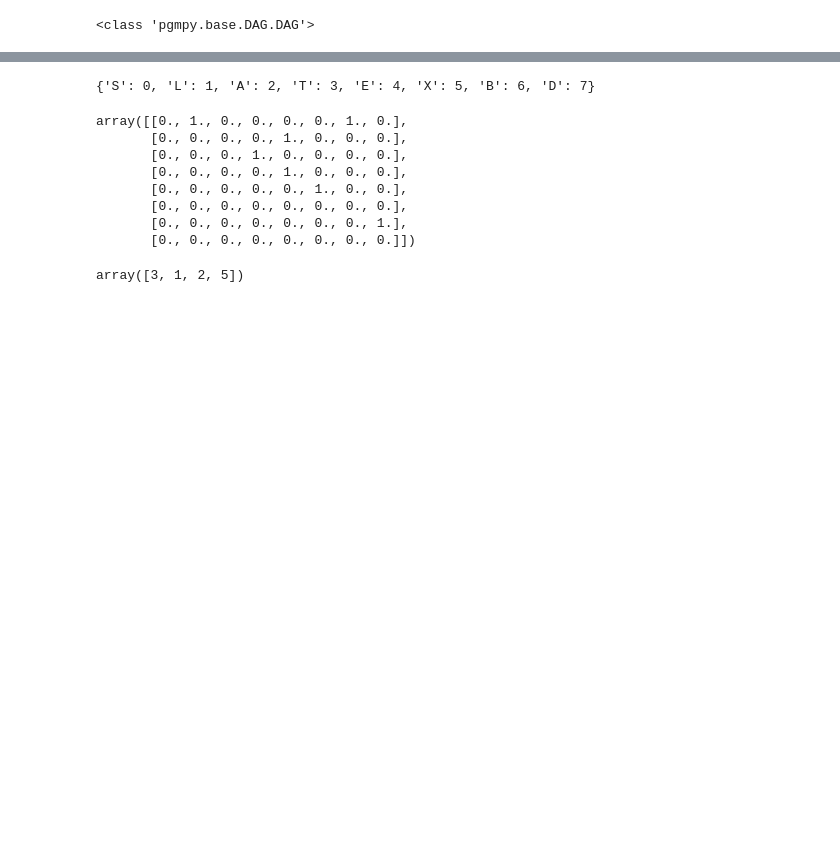
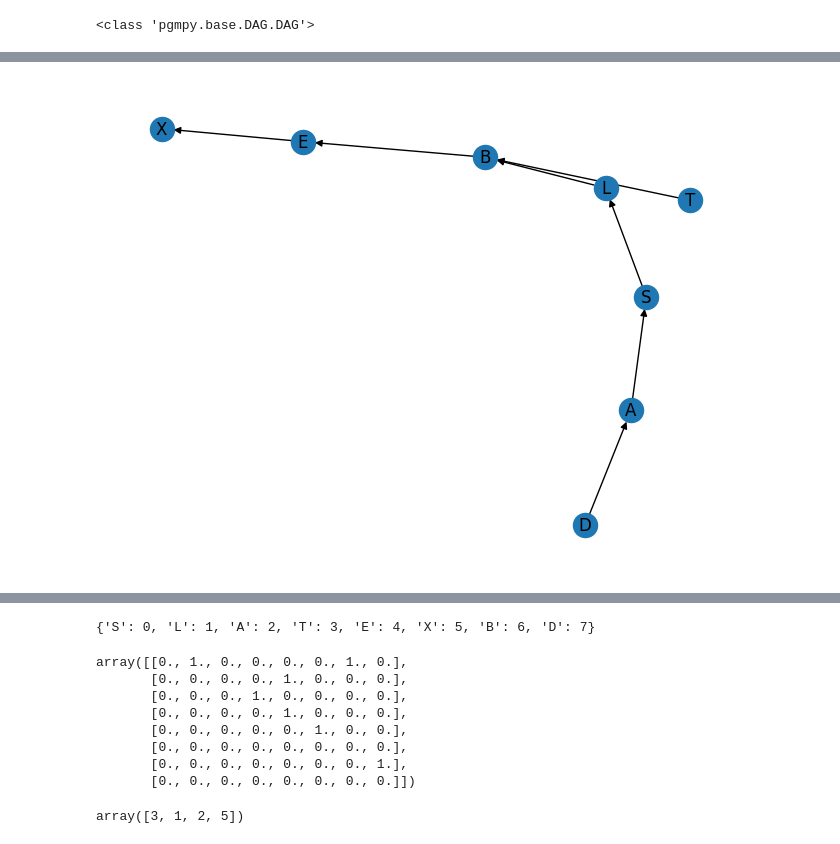
Before and after one commit to jpafcampos/evolutionary-dag-learning, a Jupyter notebook: src/tester.ipynb, the cells around one changed output, grey strips where cells are left out. Saved outputs shown, nothing was run; the diff lists cells and outputs as text; code cells hidden in the pictures; blank space fills up the shorter version.

```diff
--- a/src/tester.ipynb
+++ b/src/tester.ipynb
@@ -151,0 +167,6 @@ nodes_child = list(nodes_child)
+# %%
+nx_graph = mutated.individual_to_digraph()
+nx.draw(nx_graph, with_labels=True)
+plt.show()
+# %% [output]
+[figure, added]
```
Also changed, not shown: parts of 26 cells of this notebook, 3 other files.
